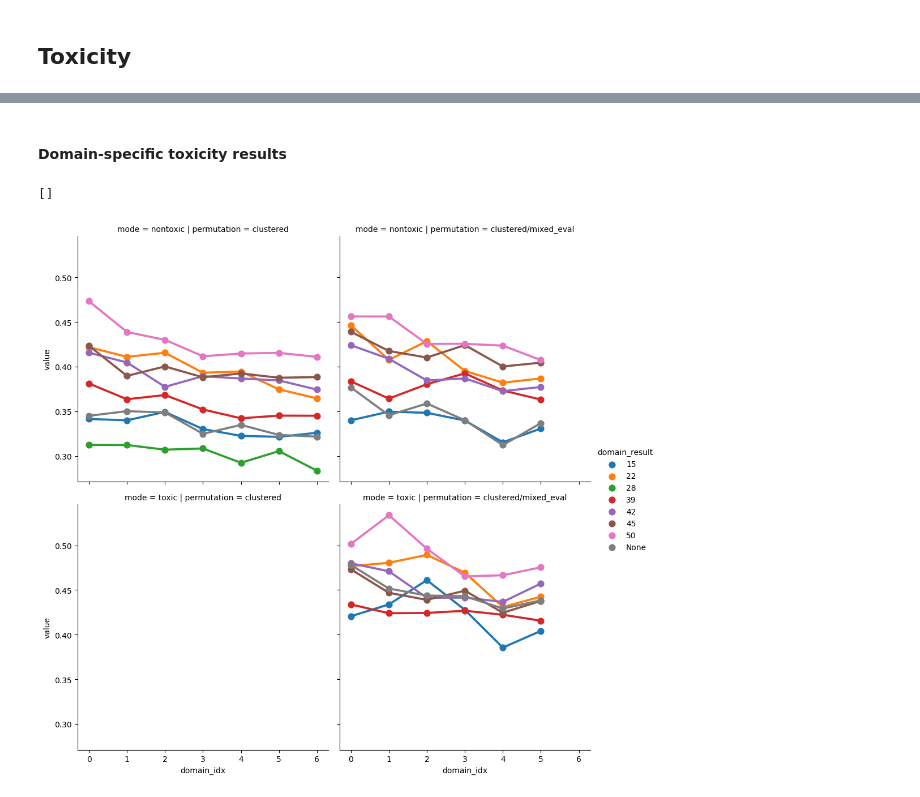
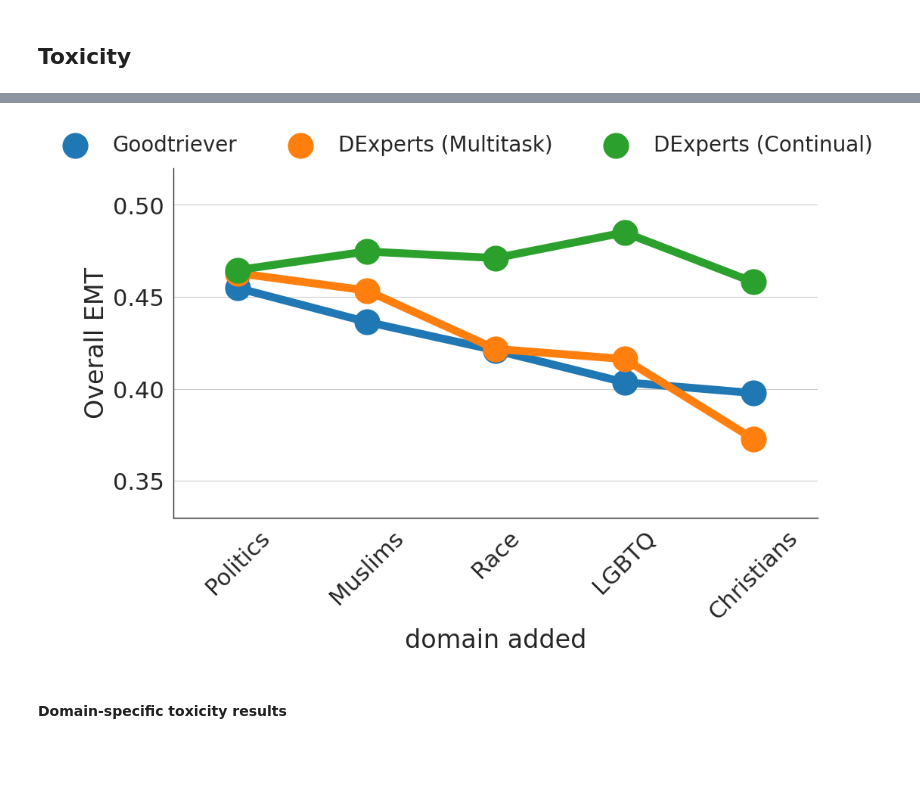
Before and after one commit to luizapozzobon/goodtriever-pt, a Jupyter notebook: notebooks/05.1_continual_mitigation_poc.ipynb, the cells around one changed output, grey strips where cells are left out. Drawn from its saved outputs; the diff is of its cells as text; code cells hidden in the pictures; blank space fills up the shorter version.

```diff
--- a/notebooks/05.1_continual_mitigation_poc.ipynb
+++ b/notebooks/05.1_continual_mitigation_poc.ipynb
@@ -7,6 +7,8 @@ from collections import defaultdict
 
 base_folder = Path("../outputs/experiments/continual_learning").resolve()
 cl_folder = base_folder / "continual_mitigation"
+
+sns.set(context="paper", style="white", font_scale=2.5, palette="tab10")
 # %%
 def load_results(folder):
     results = {}
@@ -77,3 +79,15 @@ def get_metrics(exp_path, baseline=False):
                     results_dfs[metric] = pd.concat([results_dfs[metric], df], axis=0).reset_index(drop=True)
 
     return results_dfs
+
+def get_experiment_results(experiments, baselines=False):
+    metrics_df = defaultdict(lambda: pd.DataFrame())
+    for name, path in experiments.items():
+        try:
+            curr_metrics = get_metrics(path, baselines)
+            for metric in curr_metrics.keys():
+                curr_metrics[metric]["experiment"] = name
+                metrics_df[metric] = pd.concat([metrics_df[metric], curr_metrics[metric]])
+        except FileNotFoundError:
+            pass
+    return metrics_df
@@ -118,24 +134,33 @@ plt.plot()
+# %%
+main_metric = "toxicity"
+metric = "Expected Maximum Toxicity"
+
+temp = metrics_df[main_metric].query("RTP == False and mode == 'toxic' and metric == @metric")
+baseline = baselines_df[main_metric].query("mode == 'toxic' and metric == @metric")
+
+plt.figure(figsize=(9, 5))
+g = sns.pointplot(
+    data=temp,
+    x="domain_idx",
+    y="value",
+    linestyles="-",
+    hue="experiment",
+    scale=3.5,
+)
+# plt.title(f"Overall {metric}")
+# plt.legend(title="Technique", bbox_to_anchor=(1.0, 0.5), frameon=False)
+plt.grid(axis="y")
+
+plt.ylabel("Overall EMT")
+plt.xlabel("domain added")
+plt.xticks(labels=domains.values(), ticks=[0, 1, 2, 3, 4], rotation=45)
+plt.ylim((0.33, 0.52))
+sns.despine(right=True, top=True)
+sns.move_legend(g, "upper center", ncols=3, fontsize=20, title="", frameon=False, bbox_to_anchor=(0.45, 1.15))
+
+plt.savefig("../images/cl_techniques_overall.pdf", format="pdf", bbox_inches="tight")
+plt.show()
+# %% [output]
+[figure, added]
 # %% [markdown]
 #### Domain-specific toxicity results
-# %%
-main_metric = "toxicity_gb"
-metric = "Expected Maximum Toxicity"
-
-temp = metrics_df[main_metric].query("RTP == False and mode != 'full' and metric == @metric").copy()
-
-g = sns.catplot(
-    data=temp,
-    x="domain_idx",
-    y="value",
-    kind="point",
-    hue="domain_result",
-    col="permutation",
-    row="mode"
-)
-
-#plt.suptitle(f"Domain-specific {metric}")
-#plt.tight_layout()
-plt.plot()
-# %% [output]
-[]
-[figure, removed]
```
Also changed, not shown: parts of 12 cells of this notebook, 1 other file.
